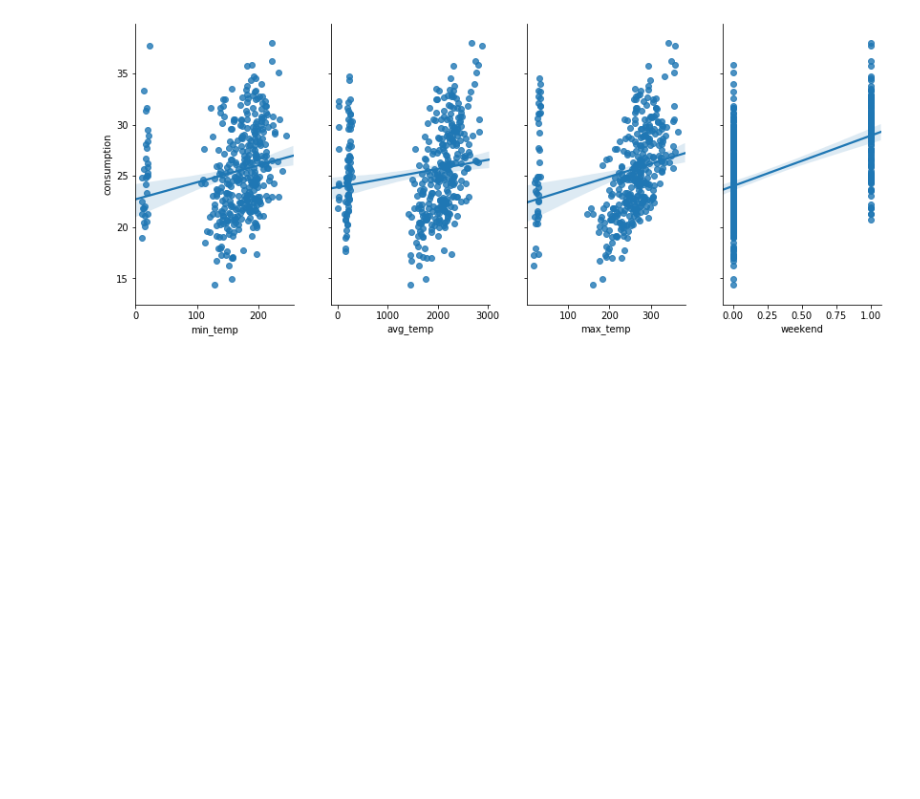
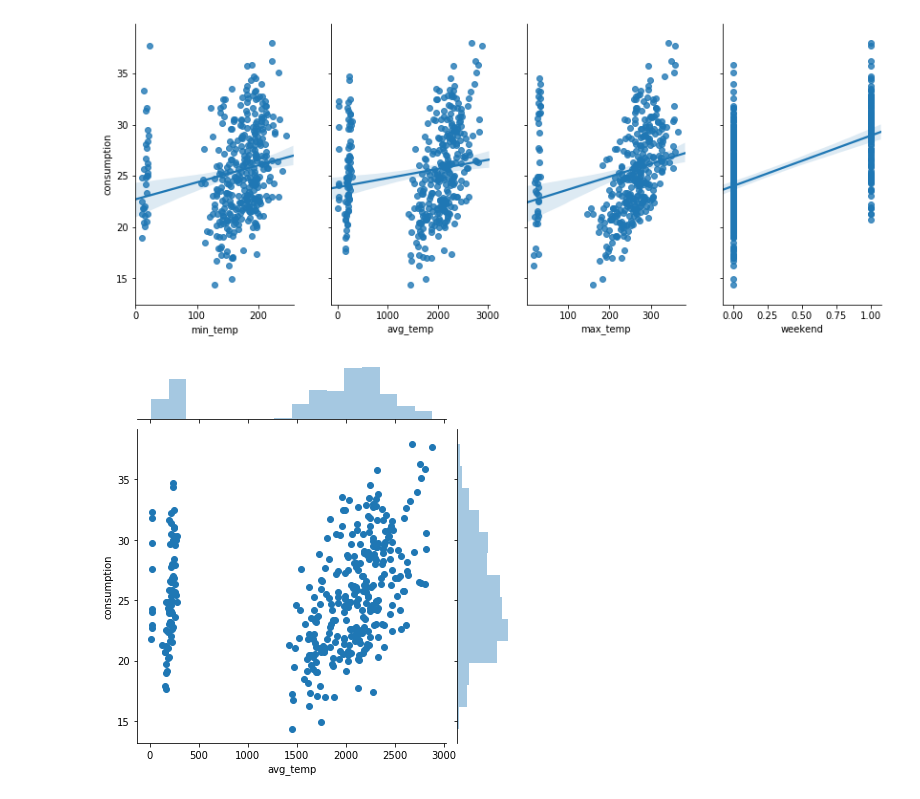
Before and after one commit to flaviogf/courses, a Jupyter notebook: alura/curso_regressao_linear/examples.ipynb, the cells around one changed output. Saved outputs shown, nothing was run; the diff lists cells and outputs as text; code cells hidden in the pictures; blank space fills up the shorter version.

```diff
--- a/alura/curso_regressao_linear/examples.ipynb
+++ b/alura/curso_regressao_linear/examples.ipynb
@@ -61,3 +61,7 @@ ax = sns.pairplot(data, y_vars='consumption', x_vars=['min_temp', 'avg_temp', 'm
 ax.fig.set_size_inches(12, 6)
 # %% [output]
 [figure]
+# %%
+ax = sns.jointplot(x='avg_temp', y='consumption', data=data)
+# %% [output]
+[figure, added]
```
Also changed, not shown: 2 other files.
